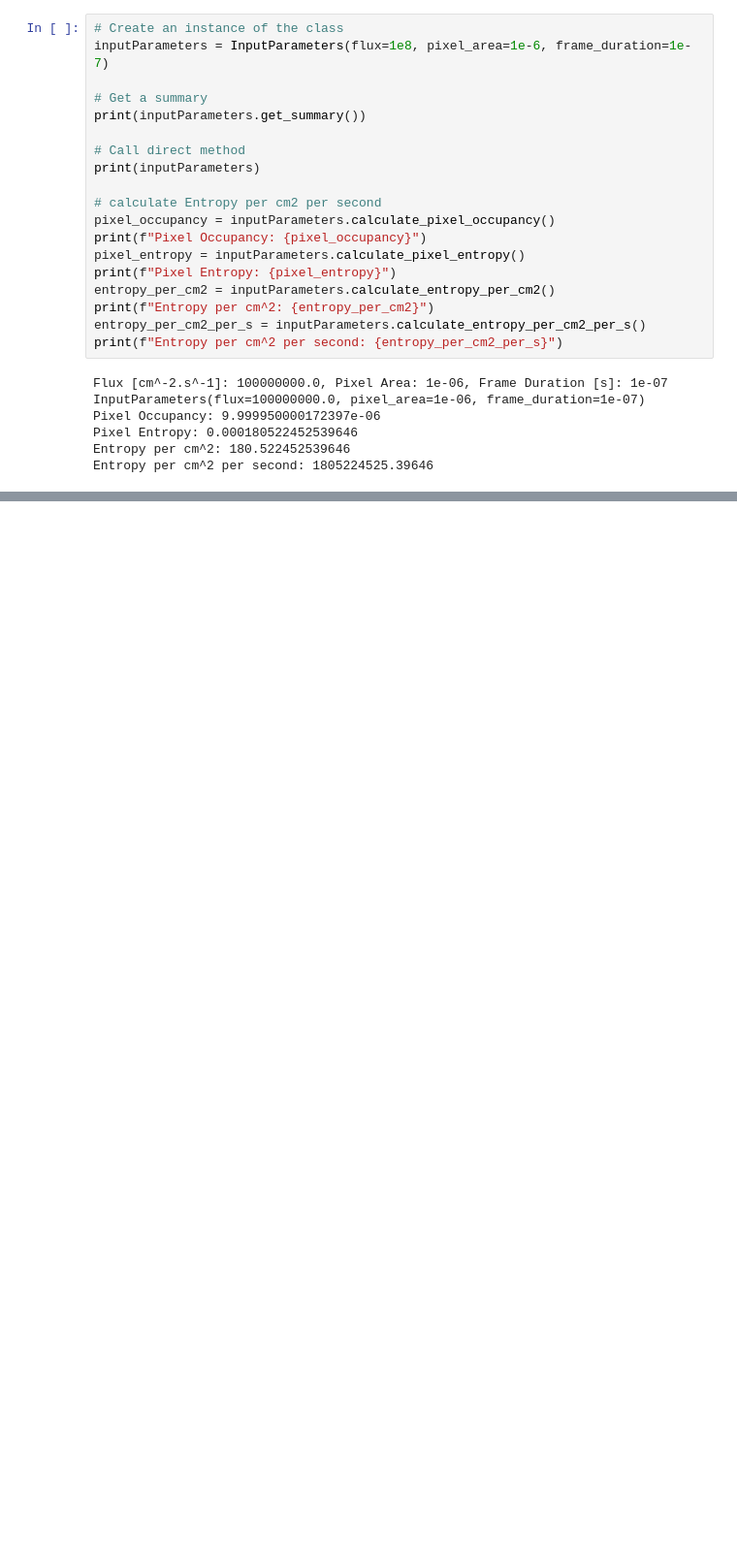
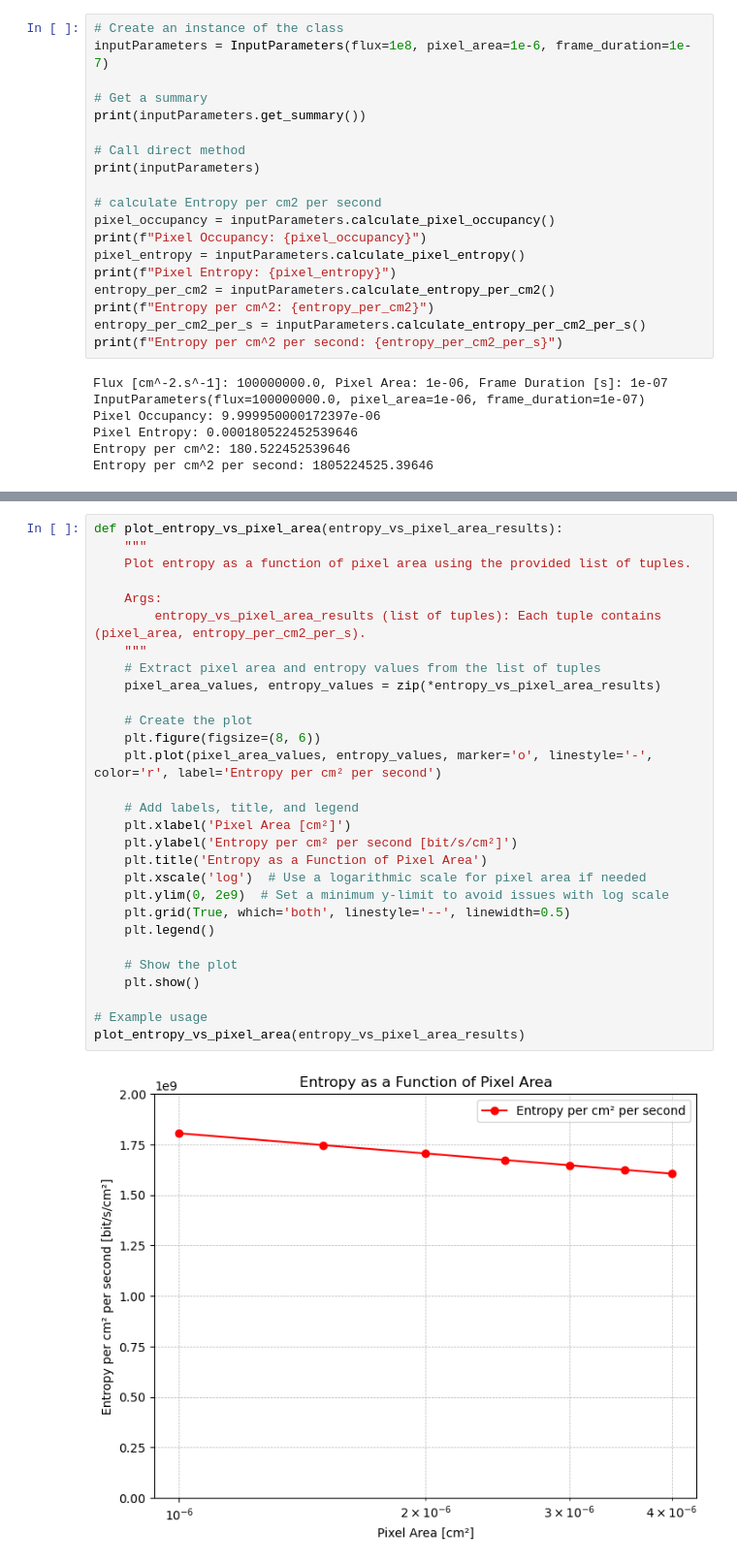
Before and after one commit to gaglieri/entropy-pixel-array, a Jupyter notebook: entropy-pixel-array.ipynb, the cells around one changed output, grey strips where cells are left out. Shown at 97% size. Saved outputs shown, nothing was run; the diff lists cells and outputs as text; blank space fills up the shorter version.

```diff
--- a/entropy-pixel-array.ipynb
+++ b/entropy-pixel-array.ipynb
@@ -133,0 +239,31 @@ plt.show()
+# %%
+def plot_entropy_vs_pixel_area(entropy_vs_pixel_area_results):
+    """
+    Plot entropy as a function of pixel area using the provided list of tuples.
+
+    Args:
+        entropy_vs_pixel_area_results (list of tuples): Each tuple contains (pixel_area, entropy_per_cm2_per_s).
+    """
+    # Extract pixel area and entropy values from the list of tuples
+    pixel_area_values, entropy_values = zip(*entropy_vs_pixel_area_results)
+
+    # Create the plot
+    plt.figure(figsize=(8, 6))
+    plt.plot(pixel_area_values, entropy_values, marker='o', linestyle='-', color='r', label='Entropy per cm² per second')
+
+    # Add labels, title, and legend
+    plt.xlabel('Pixel Area [cm²]')
+    plt.ylabel('Entropy per cm² per second [bit/s/cm²]')
+    plt.title('Entropy as a Function of Pixel Area')
+    plt.xscale('log')  # Use a logarithmic scale for pixel area if needed
+    plt.ylim(0, 2e9)  # Set a minimum y-limit to avoid issues with log scale
+    plt.grid(True, which='both', linestyle='--', linewidth=0.5)
+    plt.legend()
+
+    # Show the plot
+    plt.show()
+
+# Example usage
+plot_entropy_vs_pixel_area(entropy_vs_pixel_area_results)
+# %% [output]
+[figure, added]
```
Also changed, not shown: parts of 6 cells of this notebook.
